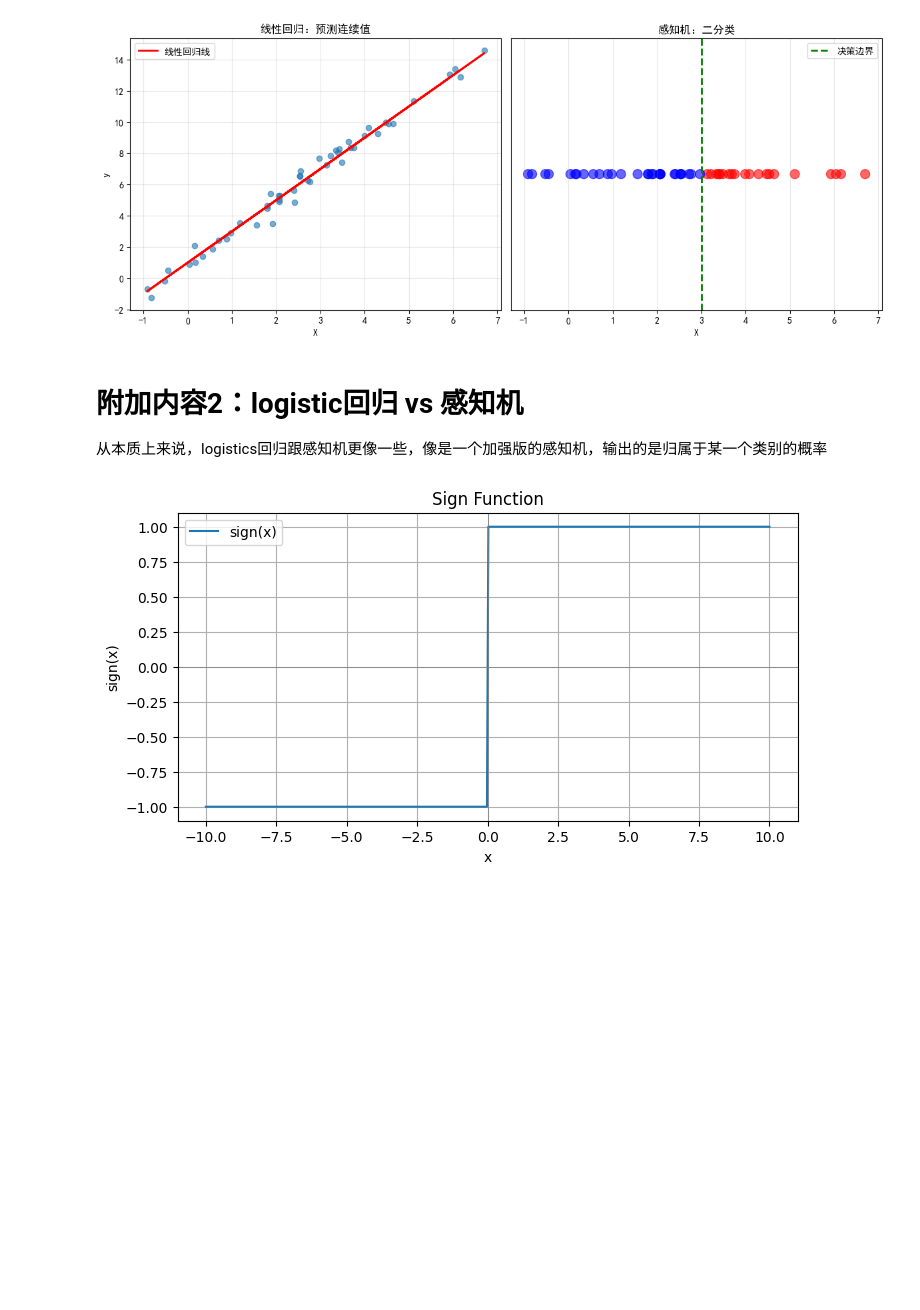
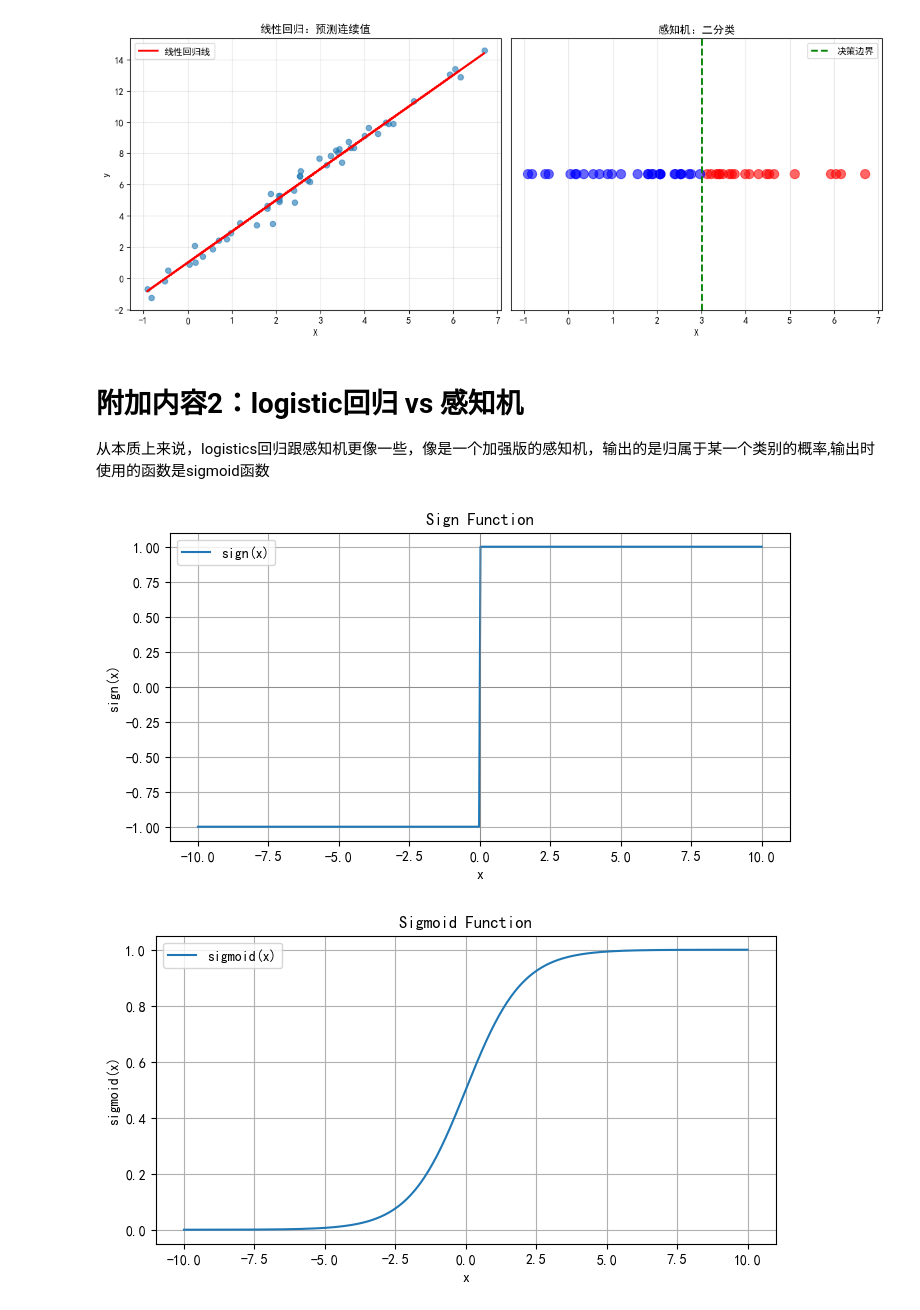
Before and after one commit to yanptang/data_science, a Jupyter notebook: Deep_learning/01.感知机.ipynb, the cells around one changed output. Drawn from its saved outputs; the diff is of its cells as text; code cells hidden in the pictures; blank space fills up the shorter version.

```diff
--- a/Deep_learning/01.感知机.ipynb
+++ b/Deep_learning/01.感知机.ipynb
@@ -275,20 +278,35 @@ plt.show()
 [figure]
 # %% [markdown]
 # 附加内容2：logistic回归 vs 感知机
-从本质上来说，logistics回归跟感知机更像一些，像是一个加强版的感知机，输出的是归属于某一个类别的概率
+从本质上来说，logistics回归跟感知机更像一些，像是一个加强版的感知机，输出的是归属于某一个类别的概率,输出时使用的函数是sigmoid函数
 # %%
  # 画图示意sign函数
 x = np.linspace(-10, 10, 400)
 y = np.array([sign(xi) for xi in x])
 plt.figure(figsize=(8, 4))
 plt.plot(x, y, label='sign(x)')
 plt.title("Sign Function")
 plt.xlabel("x")
 plt.ylabel("sign(x)")
 plt.axhline(0, color='gray', lw=0.5)
 plt.axvline(0, color='gray', lw=0.5)
 plt.grid()
 plt.legend()
 plt.show()
+
+#画图示意logistics函数
+def sigmoid(x):
+    return 1 / (1 + np.exp(-x))
+x = np.linspace(-10, 10, 400)
+y = sigmoid(x)
+plt.figure(figsize=(8, 4))
+plt.plot(x, y, label='sigmoid(x)')
+plt.title("Sigmoid Function")
+plt.xlabel("x")
+plt.ylabel("sigmoid(x)")
+plt.grid()
+plt.legend()
+plt.show()
 # %% [output]
-[figure, old version]
+[figure, new version]
+[figure, added]
```
Also changed, not shown: parts of 3 cells of this notebook, 5 other files.
